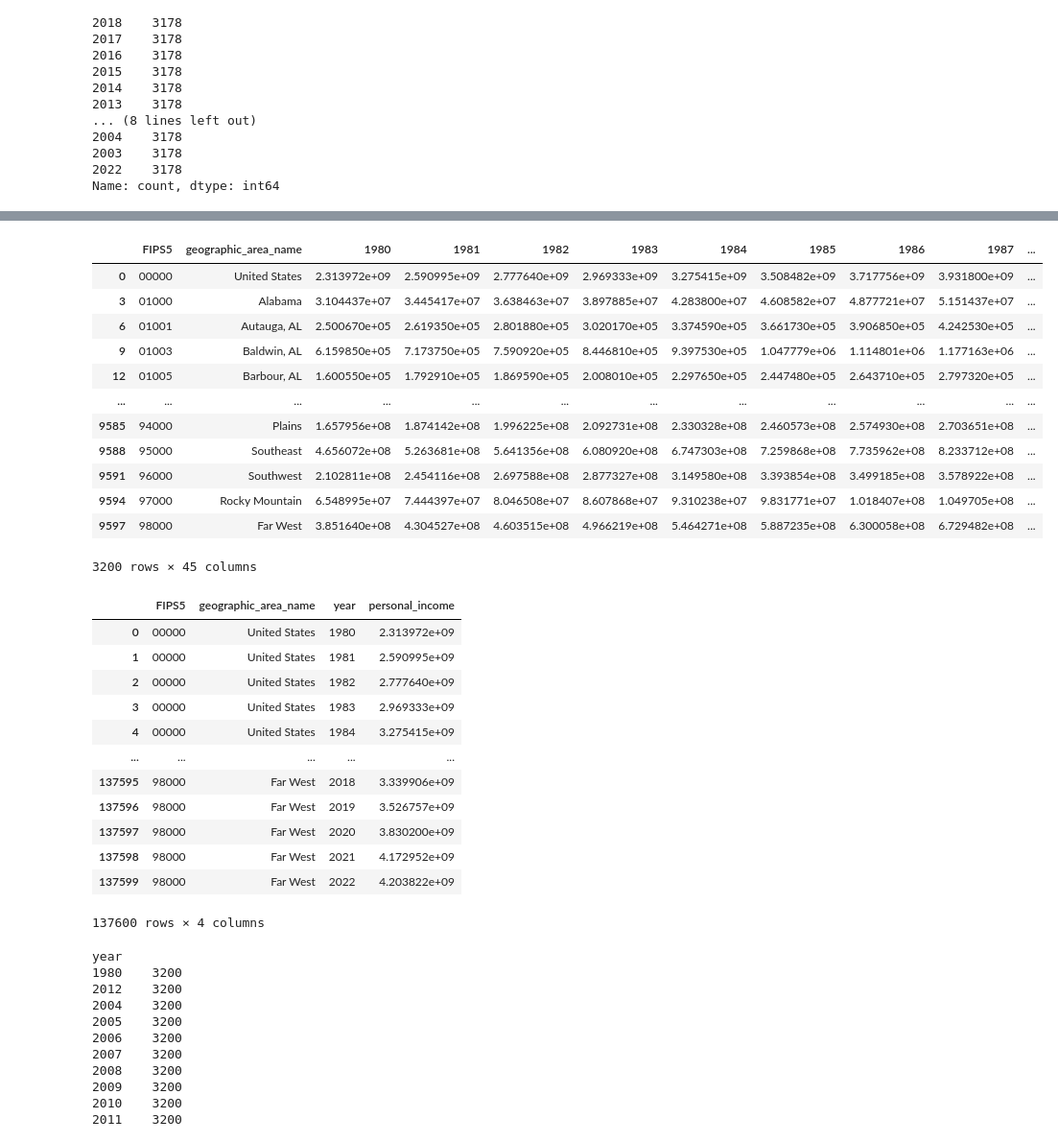
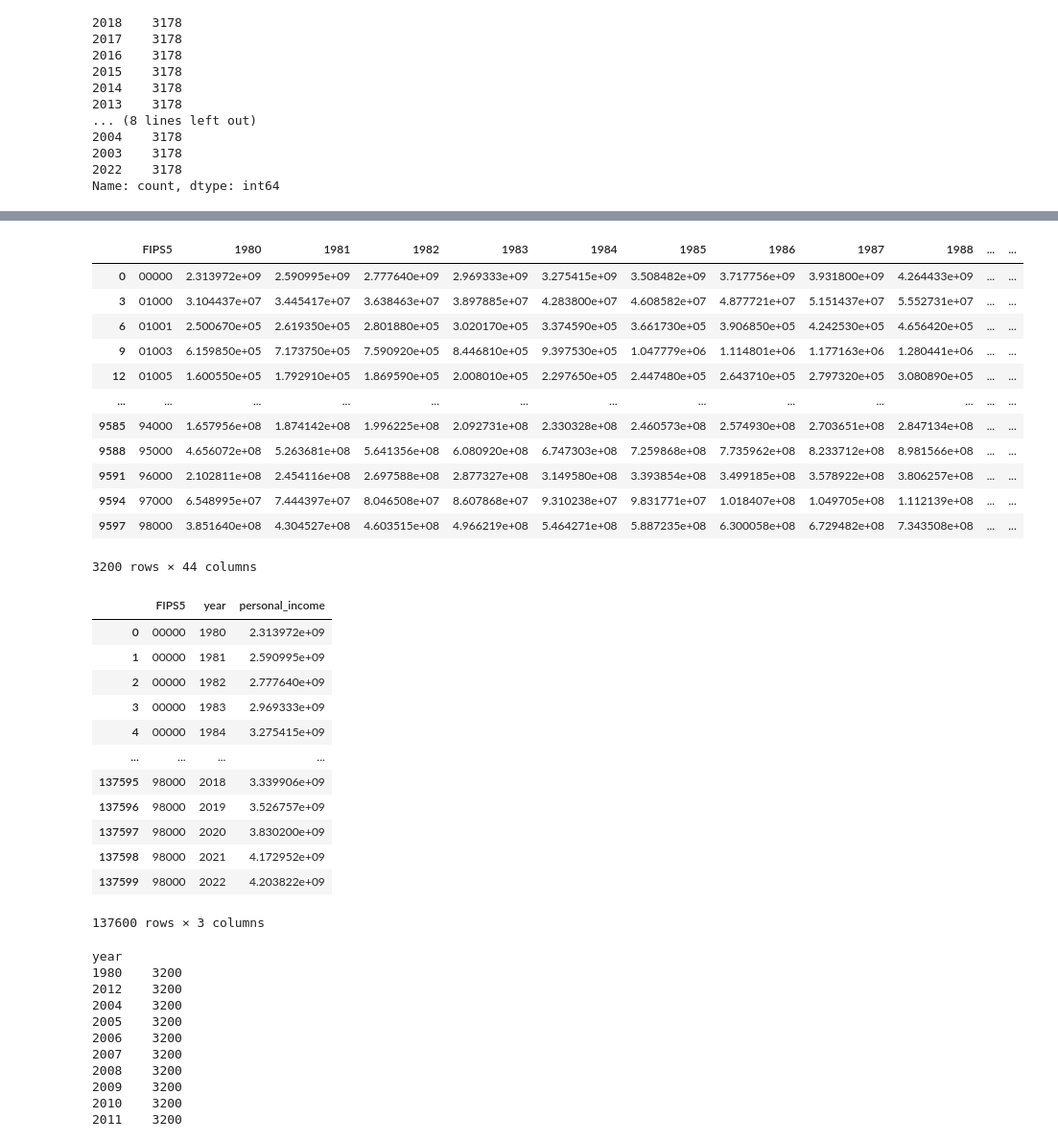
Before and after one commit to koacow/glob-s-RA, a Jupyter notebook: patents/county_panel/process_bea.ipynb, the cells around one changed output, grey strips where cells are left out. Shown at 96% size. Saved outputs shown, nothing was run; the diff lists cells and outputs as text; code cells hidden in the pictures.

```diff
--- a/patents/county_panel/process_bea.ipynb
+++ b/patents/county_panel/process_bea.ipynb
@@ -152,7 +156,6 @@ with open(CAINC1, 'rb') as file:
 CAINC1_df = pd.read_csv(CAINC1, dtype={"GeoFIPS": str}, encoding=CAINC1_encoding, na_values=['(NA)', '(N/A)'])
 CAINC1_df = CAINC1_df.rename(columns={
     "GeoFIPS": "FIPS5",
-    "GeoName": "geographic_area_name"
 })
 CAINC1_df = CAINC1_df[:-4]
 CAINC1_df
@@ -190,7 +193,9 @@ CAINC1_df
 3200 rows × 63 columns
 # %%
-# 3.3 Remove the quotes from the FIPS5 column
+# 3.3 Remove the quotes from the FIPS5 column and ensure it is a string with 5 digits
 CAINC1_df['FIPS5'] = CAINC1_df['FIPS5'].str.replace('"', '', regex=False)
+CAINC1_df['FIPS5'] = CAINC1_df['FIPS5'].str.strip()
+CAINC1_df['FIPS5'] = CAINC1_df['FIPS5'].str.zfill(5)
 CAINC1_df
 # %% [output]
 A value is trying to be set on a copy of a slice from a DataFrame.
@@ -214,46 +229,47 @@ See the caveats in the documentation: https://pandas.pydata.org/pandas-docs/stab
 # %%
 # 3.4 Drop the irrelevant columns
 CAINC1_df = CAINC1_df.drop(columns=['LineCode','Region', 'Description', 'Unit', 'IndustryClassification', 'TableName'])
 years_to_keep = [str(year) for year in range(1980, 2023)]
-CAINC1_df = CAINC1_df[['FIPS5', 'geographic_area_name'] + years_to_keep]
+CAINC1_df = CAINC1_df[['FIPS5'] + years_to_keep]
 CAINC1_df
 # %% [output]
-|  | FIPS5 | geographic_area_name | 1980 | 1981 | 1982 | 1983 | 1984 | 1985 | 1986 | 1987 | ... |
-| 0 | 00000 | United States | 2.313972e+09 | 2.590995e+09 | 2.777640e+09 | 2.969333e+09 | 3.275415e+09 | 3.508482e+09 | 3.717756e+09 | 3.931800e+09 | ... |
-| 3 | 01000 | Alabama | 3.104437e+07 | 3.445417e+07 | 3.638463e+07 | 3.897885e+07 | 4.283800e+07 | 4.608582e+07 | 4.877721e+07 | 5.151437e+07 | ... |
-| 6 | 01001 | Autauga, AL | 2.500670e+05 | 2.619350e+05 | 2.801880e+05 | 3.020170e+05 | 3.374590e+05 | 3.661730e+05 | 3.906850e+05 | 4.242530e+05 | ... |
-| 9 | 01003 | Baldwin, AL | 6.159850e+05 | 7.173750e+05 | 7.590920e+05 | 8.446810e+05 | 9.397530e+05 | 1.047779e+06 | 1.114801e+06 | 1.177163e+06 | ... |
-| 12 | 01005 | Barbour, AL | 1.600550e+05 | 1.792910e+05 | 1.869590e+05 | 2.008010e+05 | 2.297650e+05 | 2.447480e+05 | 2.643710e+05 | 2.797320e+05 | ... |
-| ... | ... | ... | ... | ... | ... | ... | ... | ... | ... | ... | ... |
-| 9585 | 94000 | Plains | 1.657956e+08 | 1.874142e+08 | 1.996225e+08 | 2.092731e+08 | 2.330328e+08 | 2.460573e+08 | 2.574930e+08 | 2.703651e+08 | ... |
-| 9588 | 95000 | Southeast | 4.656072e+08 | 5.263681e+08 | 5.641356e+08 | 6.080920e+08 | 6.747303e+08 | 7.259868e+08 | 7.735962e+08 | 8.233712e+08 | ... |
-| 9591 | 96000 | Southwest | 2.102811e+08 | 2.454116e+08 | 2.697588e+08 | 2.877327e+08 | 3.149580e+08 | 3.393854e+08 | 3.499185e+08 | 3.578922e+08 | ... |
-| 9594 | 97000 | Rocky Mountain | 6.548995e+07 | 7.444397e+07 | 8.046508e+07 | 8.607868e+07 | 9.310238e+07 | 9.831771e+07 | 1.018407e+08 | 1.049705e+08 | ... |
-| 9597 | 98000 | Far West | 3.851640e+08 | 4.304527e+08 | 4.603515e+08 | 4.966219e+08 | 5.464271e+08 | 5.887235e+08 | 6.300058e+08 | 6.729482e+08 | ... |
+|  | FIPS5 | 1980 | 1981 | 1982 | 1983 | 1984 | 1985 | 1986 | 1987 | 1988 | ... | ... |
+| 0 | 00000 | 2.313972e+09 | 2.590995e+09 | 2.777640e+09 | 2.969333e+09 | 3.275415e+09 | 3.508482e+09 | 3.717756e+09 | 3.931800e+09 | 4.264433e+09 | ... | ... |
+| 3 | 01000 | 3.104437e+07 | 3.445417e+07 | 3.638463e+07 | 3.897885e+07 | 4.283800e+07 | 4.608582e+07 | 4.877721e+07 | 5.151437e+07 | 5.552731e+07 | ... | ... |
+| 6 | 01001 | 2.500670e+05 | 2.619350e+05 | 2.801880e+05 | 3.020170e+05 | 3.374590e+05 | 3.661730e+05 | 3.906850e+05 | 4.242530e+05 | 4.656420e+05 | ... | ... |
+| 9 | 01003 | 6.159850e+05 | 7.173750e+05 | 7.590920e+05 | 8.446810e+05 | 9.397530e+05 | 1.047779e+06 | 1.114801e+06 | 1.177163e+06 | 1.280441e+06 | ... | ... |
+| 12 | 01005 | 1.600550e+05 | 1.792910e+05 | 1.869590e+05 | 2.008010e+05 | 2.297650e+05 | 2.447480e+05 | 2.643710e+05 | 2.797320e+05 | 3.080890e+05 | ... | ... |
+| ... | ... | ... | ... | ... | ... | ... | ... | ... | ... | ... | ... | ... |
+| 9585 | 94000 | 1.657956e+08 | 1.874142e+08 | 1.996225e+08 | 2.092731e+08 | 2.330328e+08 | 2.460573e+08 | 2.574930e+08 | 2.703651e+08 | 2.847134e+08 | ... | ... |
+| 9588 | 95000 | 4.656072e+08 | 5.263681e+08 | 5.641356e+08 | 6.080920e+08 | 6.747303e+08 | 7.259868e+08 | 7.735962e+08 | 8.233712e+08 | 8.981566e+08 | ... | ... |
+| 9591 | 96000 | 2.102811e+08 | 2.454116e+08 | 2.697588e+08 | 2.877327e+08 | 3.149580e+08 | 3.393854e+08 | 3.499185e+08 | 3.578922e+08 | 3.806257e+08 | ... | ... |
+| 9594 | 97000 | 6.548995e+07 | 7.444397e+07 | 8.046508e+07 | 8.607868e+07 | 9.310238e+07 | 9.831771e+07 | 1.018407e+08 | 1.049705e+08 | 1.112139e+08 | ... | ... |
+| 9597 | 98000 | 3.851640e+08 | 4.304527e+08 | 4.603515e+08 | 4.966219e+08 | 5.464271e+08 | 5.887235e+08 | 6.300058e+08 | 6.729482e+08 | 7.343508e+08 | ... | ... |
-3200 rows × 45 columns
+3200 rows × 44 columns
 # %%
 # 4 Conver the table from wide to long format
-CAINC1_df = CAINC1_df.melt(id_vars=['FIPS5', 'geographic_area_name'],
+CAINC1_df = CAINC1_df.melt(id_vars=['FIPS5'],
                             var_name='year',
                             value_name='personal_income')
 CAINC1_df['year'] = CAINC1_df['year'].astype(int)
+CAINC1_df['FIPS5'] = CAINC1_df['FIPS5'].str.zfill(5)
 CAINC1_df['personal_income'] = CAINC1_df['personal_income'].astype(float)
 CAINC1_df = CAINC1_df.sort_values(by=['FIPS5', 'year']).reset_index(drop=True)
 CAINC1_df
 # %% [output]
-|  | FIPS5 | geographic_area_name | year | personal_income |
-| 0 | 00000 | United States | 1980 | 2.313972e+09 |
-| 1 | 00000 | United States | 1981 | 2.590995e+09 |
-| 2 | 00000 | United States | 1982 | 2.777640e+09 |
-| 3 | 00000 | United States | 1983 | 2.969333e+09 |
-| 4 | 00000 | United States | 1984 | 3.275415e+09 |
-| ... | ... | ... | ... | ... |
-| 137595 | 98000 | Far West | 2018 | 3.339906e+09 |
-| 137596 | 98000 | Far West | 2019 | 3.526757e+09 |
-| 137597 | 98000 | Far West | 2020 | 3.830200e+09 |
-| 137598 | 98000 | Far West | 2021 | 4.172952e+09 |
-| 137599 | 98000 | Far West | 2022 | 4.203822e+09 |
+|  | FIPS5 | year | personal_income |
+| 0 | 00000 | 1980 | 2.313972e+09 |
+| 1 | 00000 | 1981 | 2.590995e+09 |
+| 2 | 00000 | 1982 | 2.777640e+09 |
+| 3 | 00000 | 1983 | 2.969333e+09 |
+| 4 | 00000 | 1984 | 3.275415e+09 |
+| ... | ... | ... | ... |
+| 137595 | 98000 | 2018 | 3.339906e+09 |
+| 137596 | 98000 | 2019 | 3.526757e+09 |
+| 137597 | 98000 | 2020 | 3.830200e+09 |
+| 137598 | 98000 | 2021 | 4.172952e+09 |
+| 137599 | 98000 | 2022 | 4.203822e+09 |
-137600 rows × 4 columns
+137600 rows × 3 columns
 # %%
 CAINC1_df['year'].value_counts()
 # %% [output]
```
Also changed, not shown: parts of 12 cells of this notebook, 4 other files.
